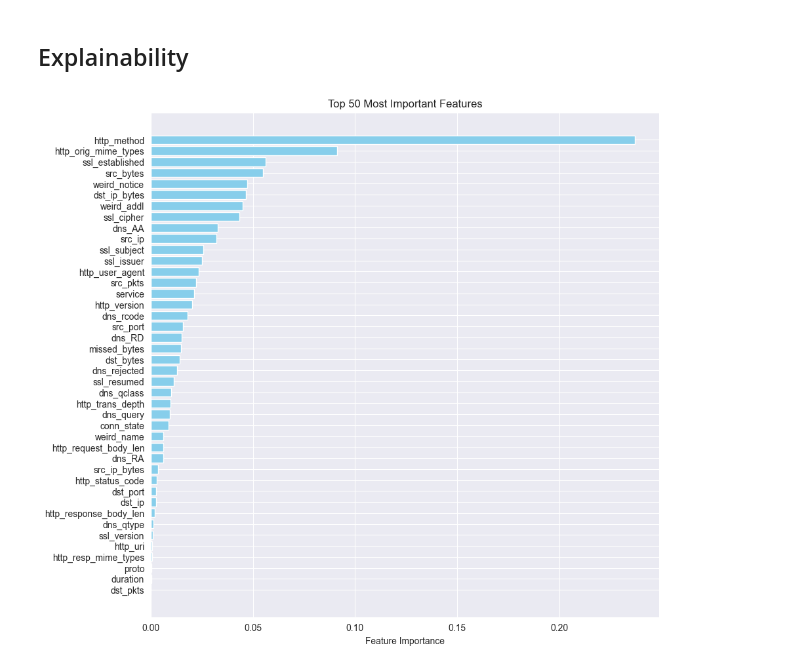
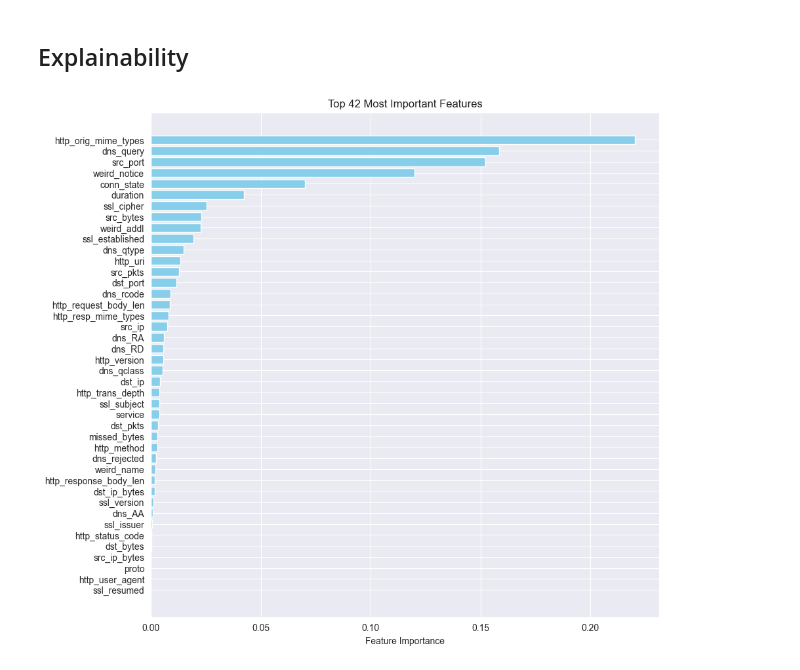
Before and after one commit to CyberGiant7/DataAnalyticsProject, a Jupyter notebook: TrainingModule/tabnet_module.ipynb, the cells around one changed output. Saved outputs shown, nothing was run; the diff lists cells and outputs as text; code cells hidden in the pictures.

```diff
--- a/TrainingModule/tabnet_module.ipynb
+++ b/TrainingModule/tabnet_module.ipynb
@@ -95,7 +95,9 @@ class TabNet(torch.nn.Module):
                                         output_dim=output_dim,
                                         verbose=verbose,
                                         cat_idxs=cat_idxs,
-                                        cat_dims=cat_dims)
+                                        cat_dims=cat_dims,
+                                        cat_emb_dim=8
+                                        )
 
     def fit_model(self, X_train, y_train, X_val, y_val, criterion):
         self.network.fit(X_train=X_train,
@@ -109,8 +111,7 @@ class TabNet(torch.nn.Module):
                          drop_last=True,
                          max_epochs=self.num_epochs,
                          loss_fn=criterion,
-                         from_unsupervised=self.unsupervised_model,
-                         weights=1)
+                         from_unsupervised=self.unsupervised_model)
 
     def predict(self, X):
         return self.network.predict(X)
@@ -135,7 +136,8 @@ def get_unsupervised_model(n_d_a, n_step, n_independent, n_shared, gamma, lr, ca
                          mask_type="sparsemax",
                          verbose=1,
                          cat_idxs=cat_idxs,
-                         cat_dims=cat_dims
+                         cat_dims=cat_dims,
+                         cat_emb_dim=8
                          )
     return TabNetPretrainer(**tabnet_params)
 # %% [markdown]
@@ -386,19 +388,19 @@ momentum = 0.02
 X_train, X_val, cat_idxs, cat_dims = preprocess(X_train, X_val, save=True)
 
 criterion = torch.nn.CrossEntropyLoss(weight=torch.tensor(list(class_weights.values()), dtype=torch.float32).to(device))
-# unsupervised_model = get_unsupervised_model(n_d_a=n_d_a, n_step=n_steps, n_independent=n_indipendents, n_shared=n_shared, gamma=gamma, lr=learning_rate, cat_idxs=cat_idxs, cat_dims=cat_dims)
 
 unsupervised_model = get_unsupervised_model(n_d_a=64, n_step=8, n_independent=1, n_shared=1, gamma=1.1, lr=0.001, cat_idxs=cat_idxs, cat_dims=cat_dims)
+
 unsupervised_model.fit(
     X_train=X_train.values,
     eval_set=[X_val.values],
     max_epochs=1000,
     patience=20,
-    batch_size=1024 * 20,
-    virtual_batch_size=128 * 20,
+    batch_size=1024*20,
+    virtual_batch_size=128*20,
     drop_last=False,
     num_workers=0,
-    pretraining_ratio=0.5
+    pretraining_ratio=0.5,
 )
 
 best_model = TabNet(n_d=n_d_a,
@@ -444,23 +477,28 @@ epoch 5  | loss: 4803907.52801| val_0_unsup_loss_numpy: 5320.9873046875|  0:01:2
 # %% [markdown]
 ## Explainability
 # %%
+with open(f"{filepath}/models/tb.save", "rb") as f:
+    best_model = pickle.load(f)
+
+
+
 # Assuming `feature_importances` is a numpy array containing the importance values
 # and `feature_names` is a list of names corresponding to the features
 feature_importances = best_model.network.feature_importances_
 feature_names = df1.drop(columns=['type']).columns
 
-n_features = 50
+n_features = len(df1.columns) -1
 # Sort the feature importances in descending order and select the top 10
 indices = np.argsort(feature_importances)[-n_features:][::-1]
 top_features = feature_importances[indices]
 top_feature_names = feature_names[indices]
 
 # Plotting
 plt.figure(figsize=(10, 10))
 plt.barh(top_feature_names, top_features, color='skyblue')
 plt.xlabel("Feature Importance")
 plt.title(f"Top {n_features} Most Important Features")
 plt.gca().invert_yaxis()  # To show the most important feature at the top
 plt.show()
 # %% [output]
-[figure, old version]
+[figure, new version]
```
Also changed, not shown: parts of 3 cells of this notebook, 22 other files.
